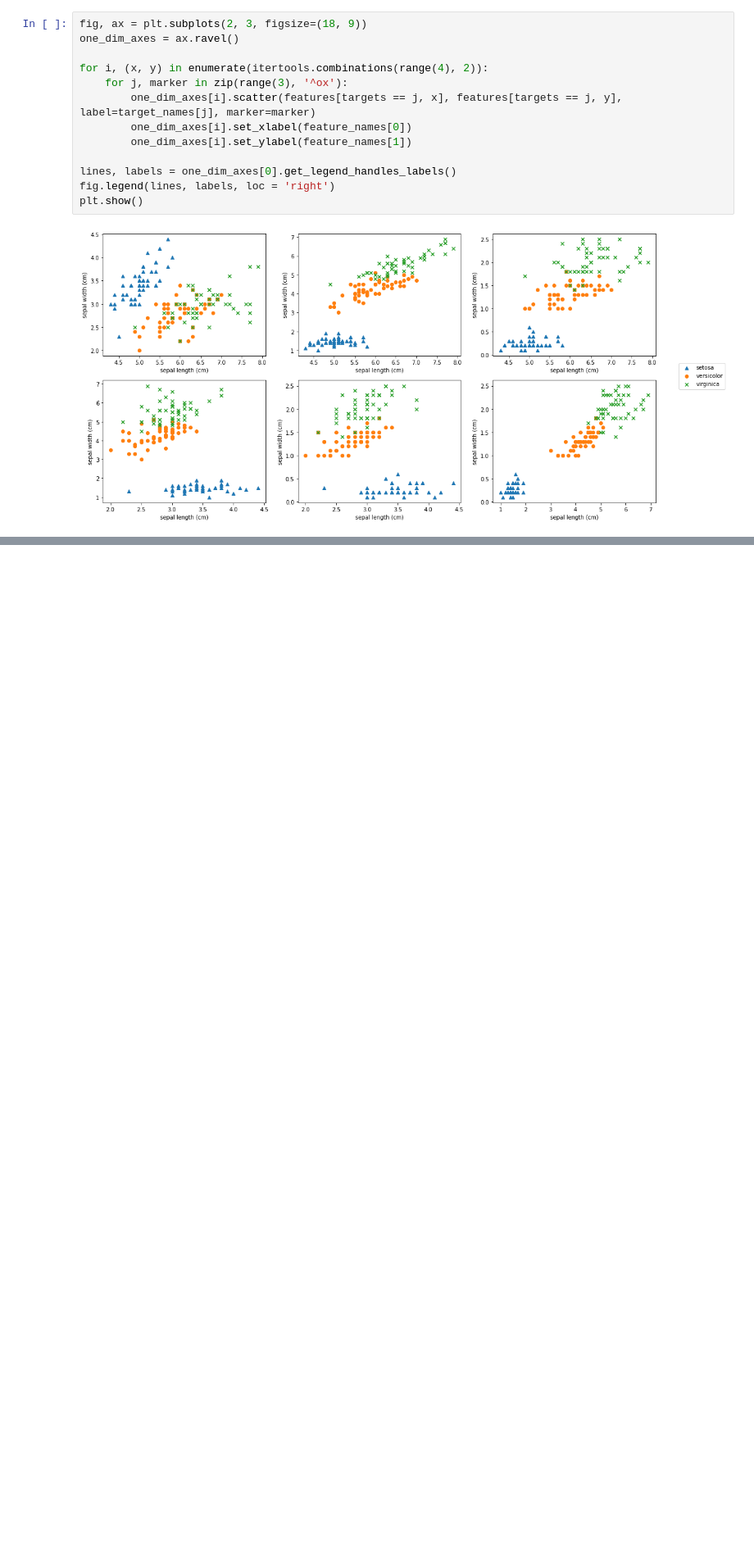
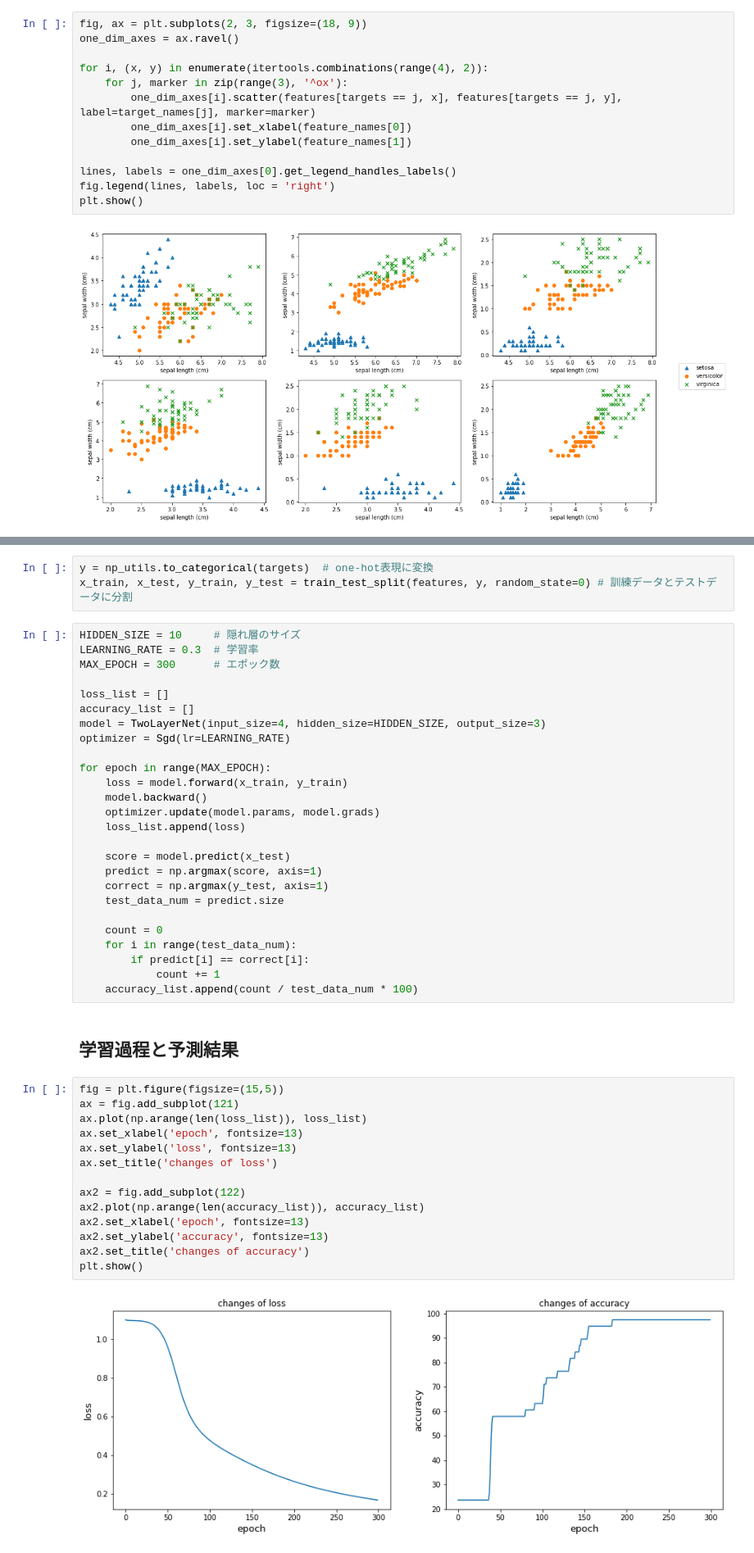
Before and after one commit to yamayuz/sklearn_iris, a Jupyter notebook: sklearn_iris.ipynb, the cells around one changed output, grey strips where cells are left out. Shown at 82% size. Saved outputs shown, nothing was run; the diff lists cells and outputs as text; blank space fills up the shorter version.

```diff
--- a/sklearn_iris.ipynb
+++ b/sklearn_iris.ipynb
@@ -46,0 +58,47 @@ plt.show()
+# %%
+y = np_utils.to_categorical(targets)  # one-hot表現に変換
+x_train, x_test, y_train, y_test = train_test_split(features, y, random_state=0) # 訓練データとテストデータに分割
+# %%
+HIDDEN_SIZE = 10     # 隠れ層のサイズ
+LEARNING_RATE = 0.3  # 学習率
+MAX_EPOCH = 300      # エポック数
+
+loss_list = []
+accuracy_list = []
+model = TwoLayerNet(input_size=4, hidden_size=HIDDEN_SIZE, output_size=3)
+optimizer = Sgd(lr=LEARNING_RATE)
+
+for epoch in range(MAX_EPOCH):
+    loss = model.forward(x_train, y_train)
+    model.backward()
+    optimizer.update(model.params, model.grads)
+    loss_list.append(loss)
+
+    score = model.predict(x_test)
+    predict = np.argmax(score, axis=1)
+    correct = np.argmax(y_test, axis=1)
+    test_data_num = predict.size
+
+    count = 0
+    for i in range(test_data_num):
+        if predict[i] == correct[i]:
+            count += 1
+    accuracy_list.append(count / test_data_num * 100)
+# %% [markdown]
+## 学習過程と予測結果
+# %%
+fig = plt.figure(figsize=(15,5))
+ax = fig.add_subplot(121)
+ax.plot(np.arange(len(loss_list)), loss_list)
+ax.set_xlabel('epoch', fontsize=13)
+ax.set_ylabel('loss', fontsize=13)
+ax.set_title('changes of loss')
+
+ax2 = fig.add_subplot(122)
+ax2.plot(np.arange(len(accuracy_list)), accuracy_list)
+ax2.set_xlabel('epoch', fontsize=13)
+ax2.set_ylabel('accuracy', fontsize=13)
+ax2.set_title('changes of accuracy')
+plt.show()
+# %% [output]
+[figure, added]
```
Also changed, not shown: parts of 4 cells of this notebook, 5 other files.
